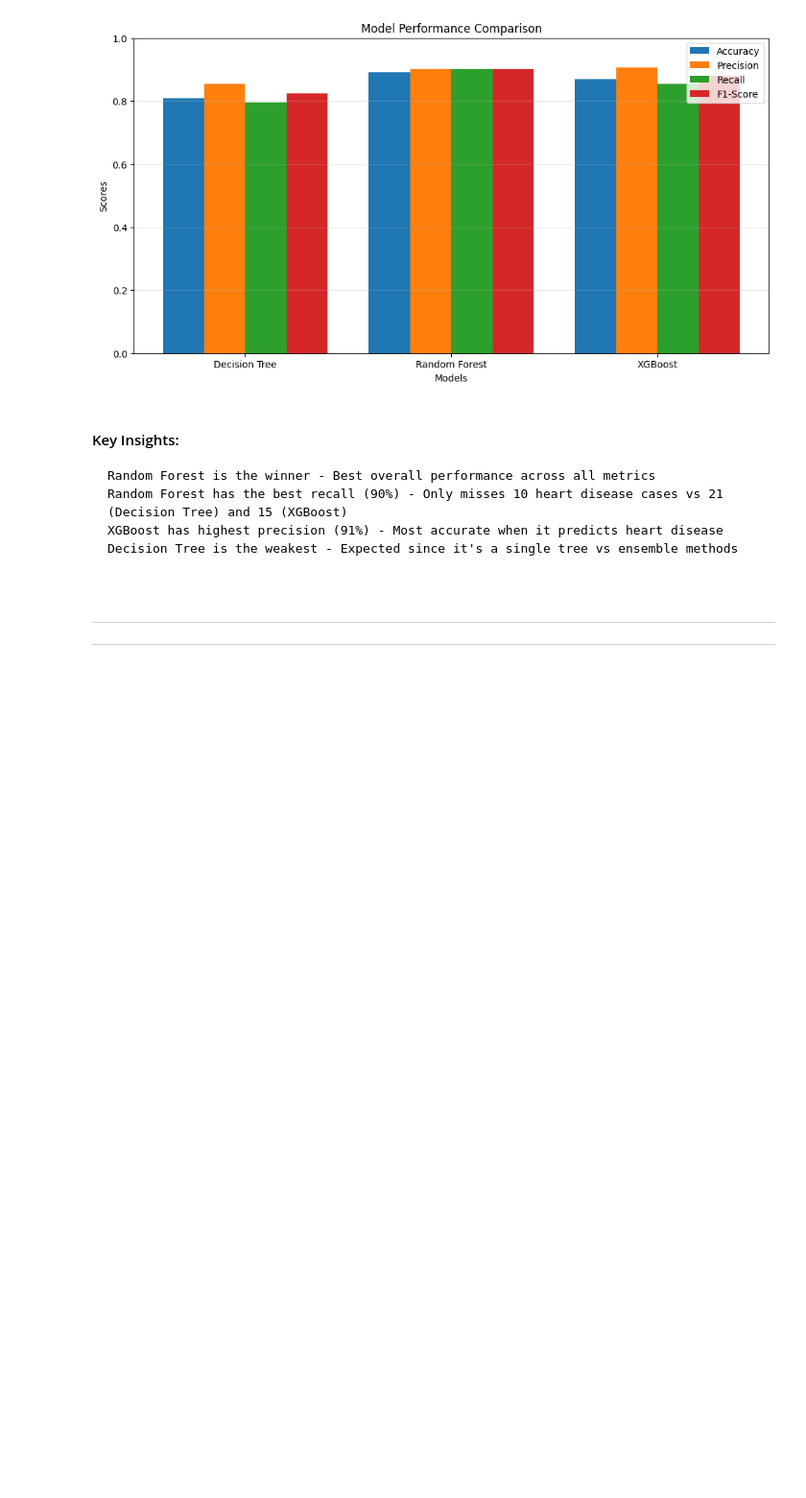
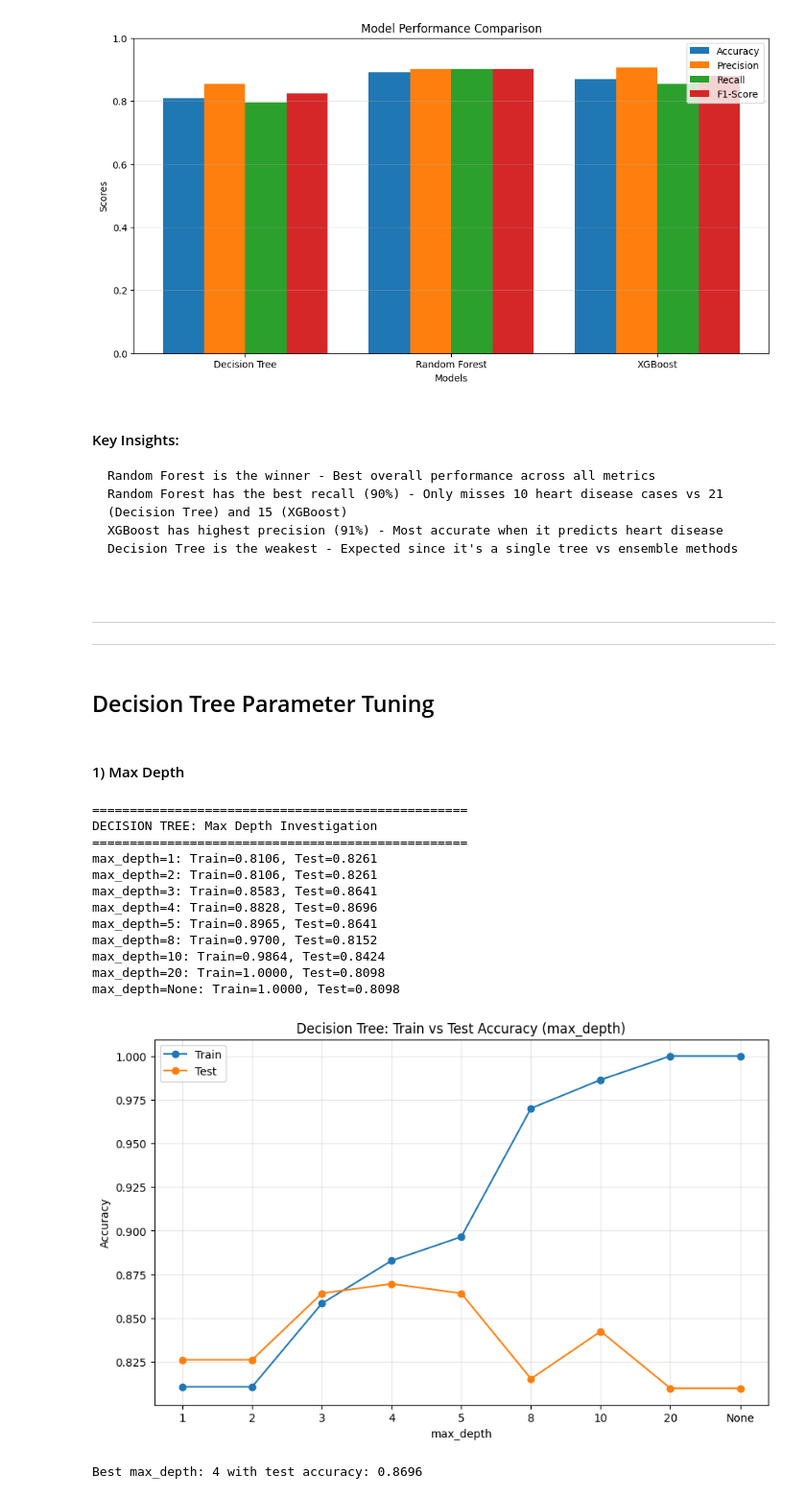
Before and after one commit to saumyashah0510/MachineLearning, a Jupyter notebook: Basic libraries/scikit learn/Projects/Cardiovascular_disease_classifier.ipynb, the cells around one changed output. Shown at 96% size. Drawn from its saved outputs; the diff is of its cells as text; code cells hidden in the pictures; blank space fills up the shorter version.

```diff
--- a/Basic libraries/scikit learn/Projects/Cardiovascular_disease_classifier.ipynb
+++ b/Basic libraries/scikit learn/Projects/Cardiovascular_disease_classifier.ipynb
@@ -296,3 +296,63 @@ Decision Tree is the weakest - Expected since it's a single tree vs ensemble met
 # %% [markdown]
 <hr>
 <hr>
+# %% [markdown]
+## Decision Tree Parameter Tuning
+# %% [markdown]
+#### 1) Max Depth
+# %%
+print("="*50)
+print("DECISION TREE: Max Depth Investigation")
+print("="*50)
+
+max_depth_list = [1,2,3,4,5,8,10,20,None]
+
+train_accuracy_list = []
+test_accuracy_list = []
+
+for max_depth in max_depth_list:
+
+    model = DecisionTreeClassifier(max_depth=max_depth,random_state=RANDOM_STATE)
+    model.fit(X_train,y_train)
+
+    predictions_train = model.predict(X_train)
+    predictions_test = model.predict(X_test)
+
+    accuracy_train = accuracy_score(y_train,predictions_train)
+    accuracy_test = accuracy_score(y_test,predictions_test)
+
+    train_accuracy_list.append(accuracy_train)
+    test_accuracy_list.append(accuracy_test)
+
+    print(f"max_depth={max_depth}: Train={accuracy_train:.4f}, Test={accuracy_test:.4f}")
+
+
+plt.figure(figsize=(10,6))
+plt.title('Decision Tree: Train vs Test Accuracy (max_depth)')
+plt.xlabel('max_depth')
+plt.ylabel('Accuracy')
+plt.xticks(range(len(max_depth_list)), [str(d) for d in max_depth_list])
+plt.plot(train_accuracy_list, marker='o', label='Train')
+plt.plot(test_accuracy_list, marker='o', label='Test')
+plt.legend()
+plt.grid(True, alpha=0.3)
+plt.show()
+
+best_idx = np.argmax(test_accuracy_list)
+best_max_depth = max_depth_list[best_idx]
+print(f"\nBest max_depth: {best_max_depth} with test accuracy: {test_accuracy_list[best_idx]:.4f}")
+# %% [output]
+==================================================
+DECISION TREE: Max Depth Investigation
+==================================================
+max_depth=1: Train=0.8106, Test=0.8261
+max_depth=2: Train=0.8106, Test=0.8261
+max_depth=3: Train=0.8583, Test=0.8641
+max_depth=4: Train=0.8828, Test=0.8696
+max_depth=5: Train=0.8965, Test=0.8641
+max_depth=8: Train=0.9700, Test=0.8152
+max_depth=10: Train=0.9864, Test=0.8424
+max_depth=20: Train=1.0000, Test=0.8098
+max_depth=None: Train=1.0000, Test=0.8098
+[figure, added]
+Best max_depth: 4 with test accuracy: 0.8696
```
Also changed, not shown: parts of 6 cells of this notebook.
